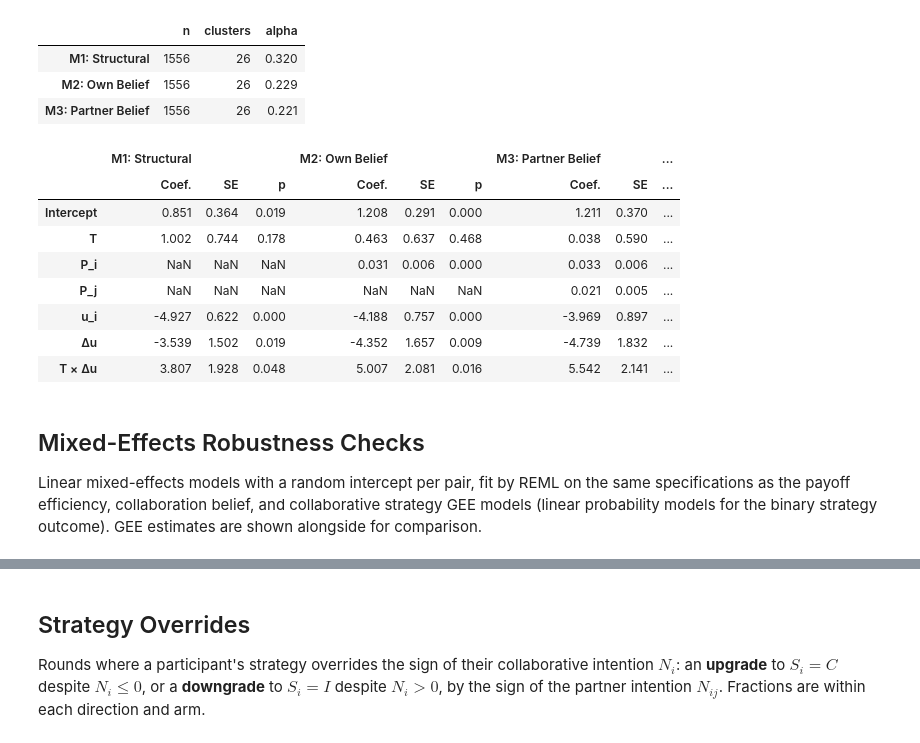
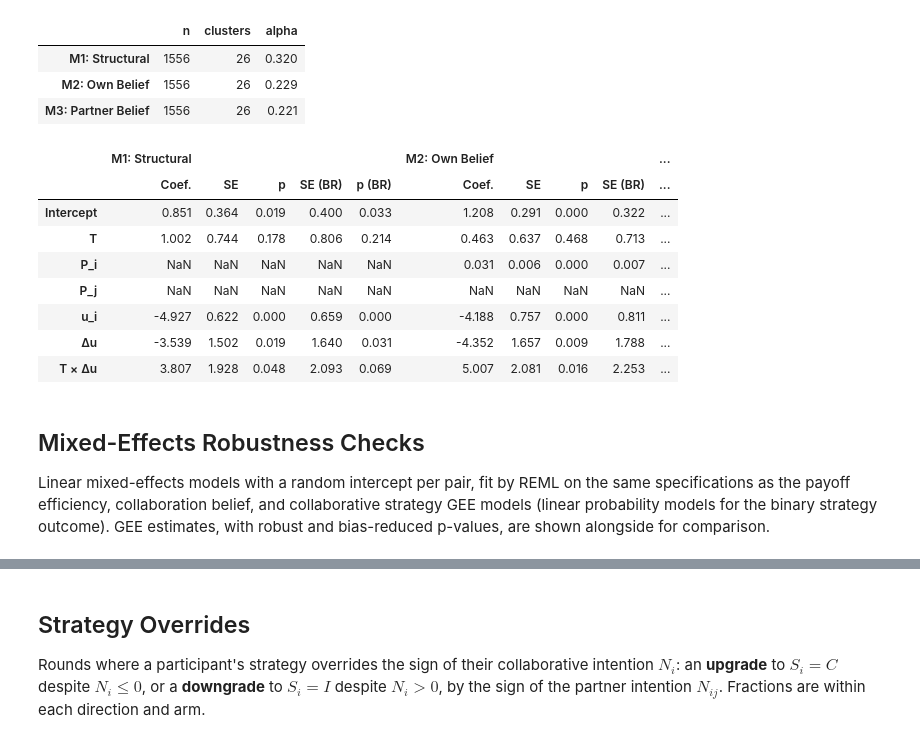
Before and after one commit to code-lab-org/stratdyn, a Jupyter notebook: analysis/analysis.ipynb, the cells around one changed output, grey strips where cells are left out. Drawn from its saved outputs; the diff is of its cells as text; code cells hidden in the pictures.

```diff
--- a/analysis/analysis.ipynb
+++ b/analysis/analysis.ipynb
@@ -391,27 +533,30 @@ pd.DataFrame([fit_info(result) for result in strategy_models.values()], index=li
 # %%
 STRATEGY_TERMS = ["Intercept", "T", "P_i", "P_j", "u_i", "Δu", "T × Δu"]
 
 pd.concat(
-    {label: coefficient_table(result)[["Coef.", "SE", "p"]] for label, result in strategy_models.items()},
+    {
+        label: coefficient_table(result)[["Coef.", "SE", "p", "SE (BR)", "p (BR)"]]
+        for label, result in strategy_models.items()
+    },
     axis=1,
 ).reindex(STRATEGY_TERMS).round(3)
 # %% [output]
-|  | M1: Structural |  |  | M2: Own Belief |  |  | M3: Partner Belief |  | ... |
-|  | Coef. | SE | p | Coef. | SE | p | Coef. | SE | ... |
-| Intercept | 0.851 | 0.364 | 0.019 | 1.208 | 0.291 | 0.000 | 1.211 | 0.370 | ... |
-| T | 1.002 | 0.744 | 0.178 | 0.463 | 0.637 | 0.468 | 0.038 | 0.590 | ... |
-| P_i | NaN | NaN | NaN | 0.031 | 0.006 | 0.000 | 0.033 | 0.006 | ... |
-| P_j | NaN | NaN | NaN | NaN | NaN | NaN | 0.021 | 0.005 | ... |
-| u_i | -4.927 | 0.622 | 0.000 | -4.188 | 0.757 | 0.000 | -3.969 | 0.897 | ... |
-| Δu | -3.539 | 1.502 | 0.019 | -4.352 | 1.657 | 0.009 | -4.739 | 1.832 | ... |
-| T × Δu | 3.807 | 1.928 | 0.048 | 5.007 | 2.081 | 0.016 | 5.542 | 2.141 | ... |
+|  | M1: Structural |  |  |  |  | M2: Own Belief |  |  |  | ... |
+|  | Coef. | SE | p | SE (BR) | p (BR) | Coef. | SE | p | SE (BR) | ... |
+| Intercept | 0.851 | 0.364 | 0.019 | 0.400 | 0.033 | 1.208 | 0.291 | 0.000 | 0.322 | ... |
+| T | 1.002 | 0.744 | 0.178 | 0.806 | 0.214 | 0.463 | 0.637 | 0.468 | 0.713 | ... |
+| P_i | NaN | NaN | NaN | NaN | NaN | 0.031 | 0.006 | 0.000 | 0.007 | ... |
+| P_j | NaN | NaN | NaN | NaN | NaN | NaN | NaN | NaN | NaN | ... |
+| u_i | -4.927 | 0.622 | 0.000 | 0.659 | 0.000 | -4.188 | 0.757 | 0.000 | 0.811 | ... |
+| Δu | -3.539 | 1.502 | 0.019 | 1.640 | 0.031 | -4.352 | 1.657 | 0.009 | 1.788 | ... |
+| T × Δu | 3.807 | 1.928 | 0.048 | 2.093 | 0.069 | 5.007 | 2.081 | 0.016 | 2.253 | ... |
 # %% [markdown]
 ## Mixed-Effects Robustness Checks
 
 Linear mixed-effects models with a random intercept per pair, fit by REML on the same
 specifications as the payoff efficiency, collaboration belief, and collaborative strategy GEE
-models (linear probability models for the binary strategy outcome). GEE estimates are shown
-alongside for comparison.
+models (linear probability models for the binary strategy outcome). GEE estimates, with robust and
+bias-reduced p-values, are shown alongside for comparison.
 # %%
 def fit_lme(formula, data):
     return smf.mixedlm(formula, data, groups=data["pair"]).fit(reml=True)
```
Also changed, not shown: parts of 12 cells of this notebook.
